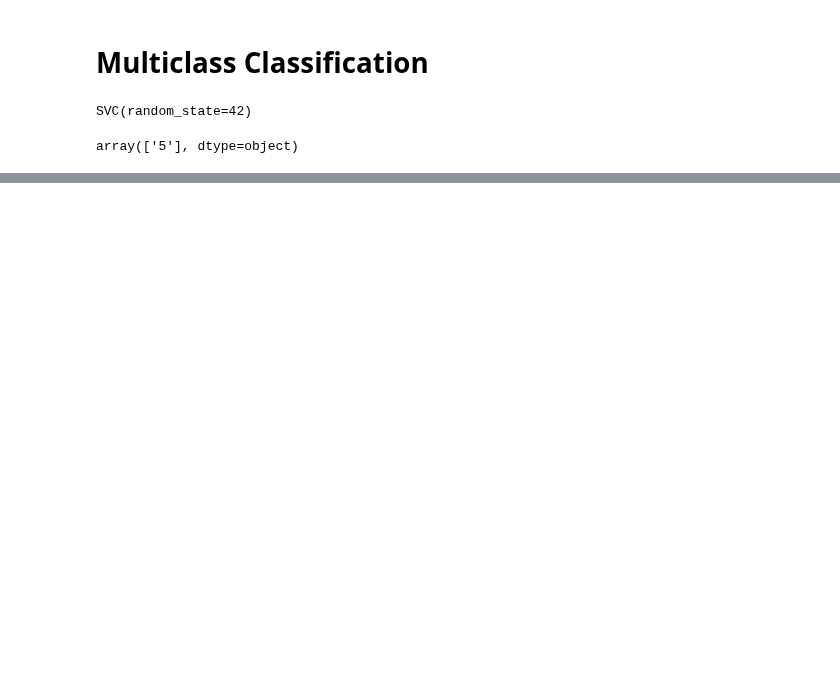
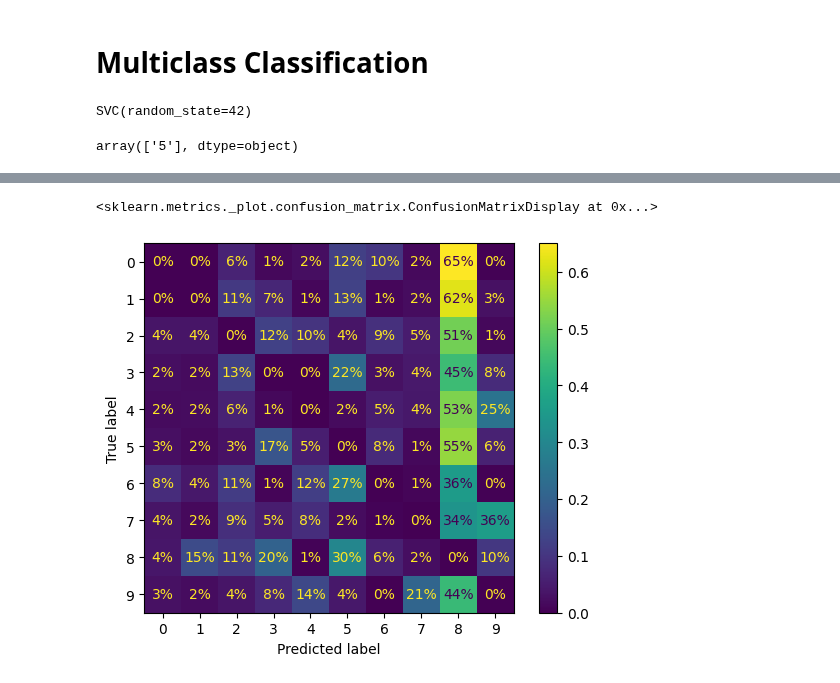
Before and after one commit to TaurusFire/Hands-on-Machine-Learning-Code-Notes, a Jupyter notebook: Chapter 3- Classification/Multiclass Classification.ipynb, the cells around one changed output, grey strips where cells are left out. Cells and saved outputs as stored; diff of their text form; code cells hidden in the pictures; blank space fills up the shorter version.

```diff
--- a/Chapter 3- Classification/Multiclass Classification.ipynb
+++ b/Chapter 3- Classification/Multiclass Classification.ipynb
@@ -24,0 +98,9 @@ array(['5'], dtype=object)
+# %%
+#you can put zero weight on the correct predictions to make errors stand out more
+sample_weight = (y_train_pred != y_train) #0 when correct, 1 when incorrect
+ConfusionMatrixDisplay.from_predictions(y_train, y_train_pred, sample_weight=sample_weight, normalize='true', values_format=".0%")
+#confirms that many images are misclassified as 8s. e.g. 65% of the errors for 0s were misclassified as 8s.
+#remember that this refers to the percentage of ERRORS and not of images
+# %% [output]
+<sklearn.metrics._plot.confusion_matrix.ConfusionMatrixDisplay at 0x...>
+[figure, added]
```
Also changed, not shown: parts of 17 cells of this notebook, 1 other file.
